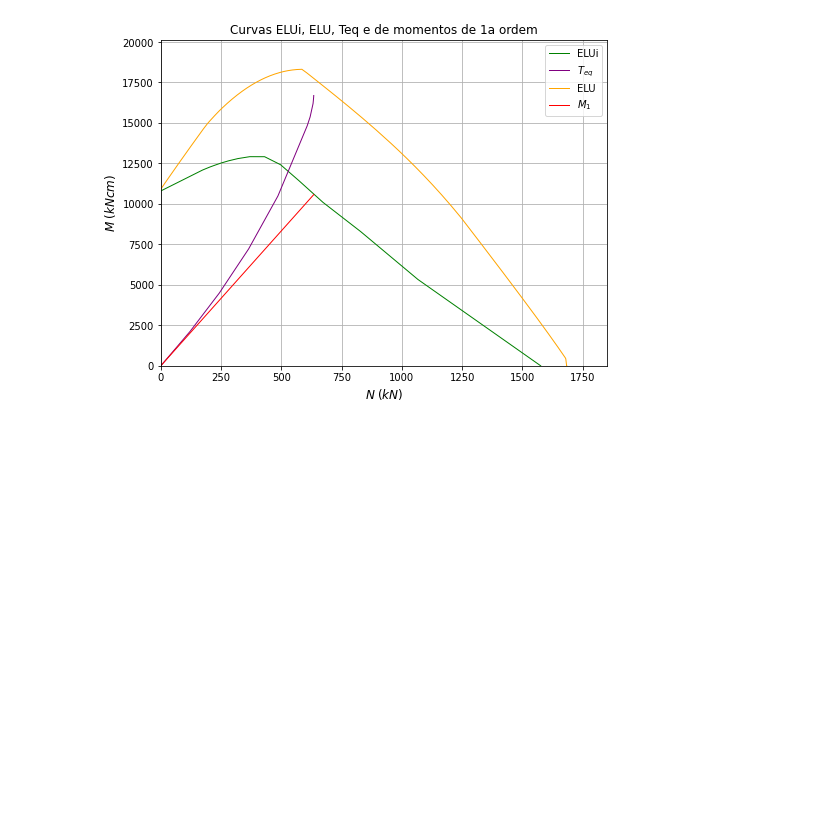
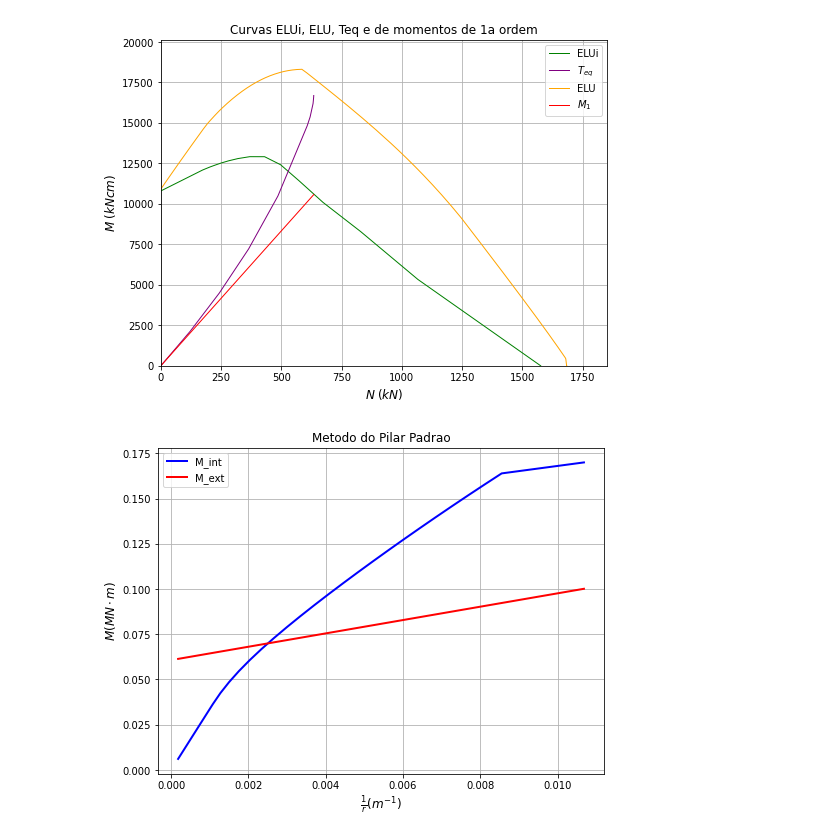
Before and after one commit to felipe-mello-dos-reis/EDI38, a Jupyter notebook: python/ELUi.ipynb, the cells around one changed output. Saved outputs shown, nothing was run; the diff lists cells and outputs as text; code cells hidden in the pictures; blank space fills up the shorter version.

```diff
--- a/python/ELUi.ipynb
+++ b/python/ELUi.ipynb
@@ -11,6 +11,8 @@ from ELUi_functions import *
 fck, gamma_c, sigma_cd, gamma_conc, f_yk, gamma_s, E_s, f_yd, epsilon_yd, gamma_aco, c, b, h, d, nc, nb, phi, y_s, N_d, M_d, epsilon_c2, epsilon_cu, x_lim, n, tol_J, tol_k, tol_f, i, it_max, y_t, y_b, epsilon_0, k, epsilon_0_it, k_it, epsilon_t, epsilon_b = Entrada_de_dados()
 m = 5
 l_e = 20*h
+i = np.sqrt((b*h**3/12)/(b*h))
+lambda_esbeltez = l_e/i
 # %%
 Rompeu, e_1, f = Verificacao_DF(fck, gamma_c, sigma_cd, gamma_conc, f_yk, gamma_s, E_s, f_yd, epsilon_yd, gamma_aco, c, b, h, d, nc, nb, phi, y_s, N_d, M_d, epsilon_c2, epsilon_cu, x_lim, n, tol_J, tol_k, tol_f, i, it_max, y_t, y_b, epsilon_0, k, epsilon_0_it, k_it, epsilon_t, epsilon_b, m, l_e)
 Curva_viga_DF(fck, gamma_c, sigma_cd, gamma_conc, f_yk, gamma_s, E_s, f_yd, epsilon_yd, gamma_aco, c, b, h, d, nc, nb, phi, y_s, N_d, M_d, epsilon_c2, epsilon_cu, x_lim, n, tol_J, tol_k, tol_f, i, it_max, y_t, y_b, epsilon_0, k, epsilon_0_it, k_it, epsilon_t, epsilon_b, m, l_e)
@@ -168,3 +170,9 @@ plt.legend()
 plt.show()
 # %% [output]
 [figure]
+# %%
+e = M_d/N_d
+M_i,M_e,_r = Pilar_padrao_M_i(fck, gamma_c, sigma_cd, gamma_conc, f_yk, gamma_s, E_s, f_yd, epsilon_yd, gamma_aco, c, b, h, d, nc, nb, phi, y_s, epsilon_c2, epsilon_cu, x_lim, n, tol_J, tol_k, tol_f, i, it_max, y_t, y_b, epsilon_0, k, epsilon_0_it, k_it, epsilon_t, epsilon_b, m, l_e, N_d, e)
+theta = h*1e3*_r
+# %% [output]
+[figure, added]
```
Also changed, not shown: parts of 3 cells of this notebook, 1 other file.
